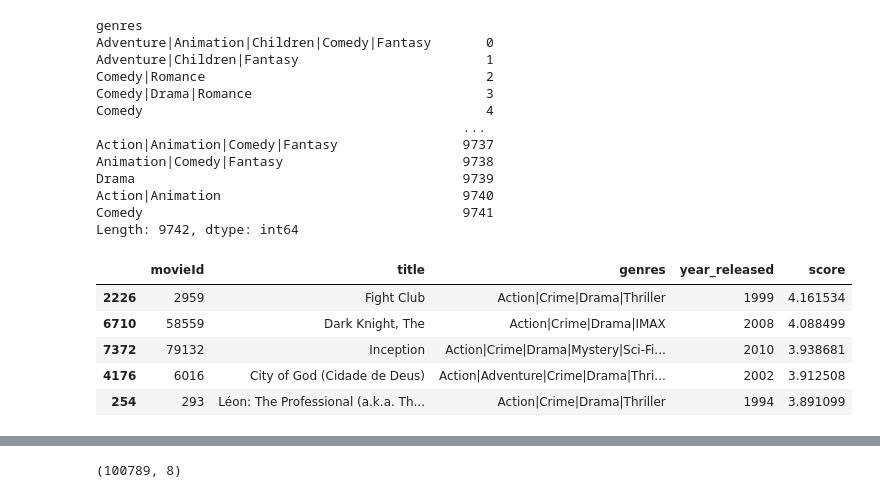
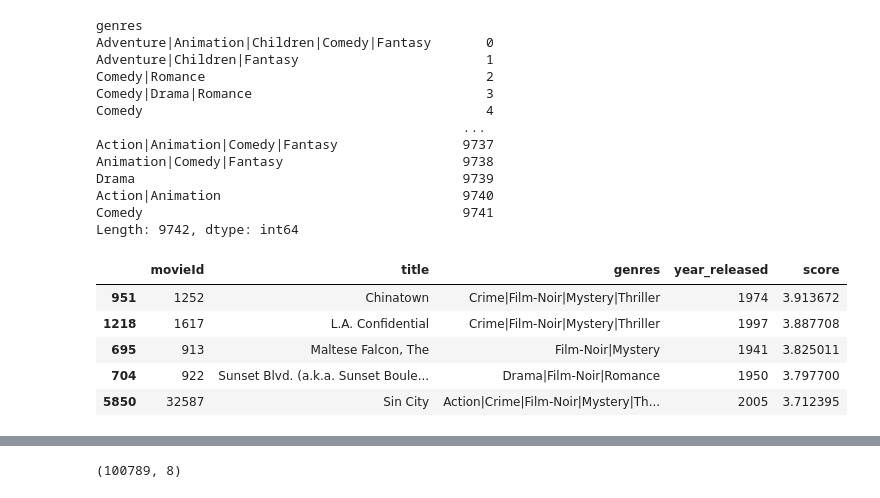
Before and after one commit to Toebzy/Recommendation-System, a Jupyter notebook: Exam/Exam.ipynb, the cells around one changed output, grey strips where cells are left out. Saved outputs shown, nothing was run; the diff lists cells and outputs as text; code cells hidden in the pictures.

```diff
--- a/Exam/Exam.ipynb
+++ b/Exam/Exam.ipynb
@@ -398,3 +381,5 @@ mvrt.head()
 | 2 | 7 | 1 | 4.5 | Toy Story | Adventure|Animation|Children|Come... | 1995 | 1990 | 215 |
 | 3 | 15 | 1 | 2.5 | Toy Story | Adventure|Animation|Children|Come... | 1995 | 1990 | 215 |
 | 4 | 17 | 1 | 4.5 | Toy Story | Adventure|Animation|Children|Come... | 1995 | 1990 | 215 |
+# %%
+movies['year_released'] = pd.to_numeric(movies['year_released'], errors='coerce').astype('Int64')
@@ -665,8 +698,8 @@ def get_recommendations(genre, cosine_sim=cosine_sim):
         # Sort the movies based on the similarity scores
         sim_scores = sorted(sim_scores, key=lambda x: x[1], reverse=True)
 
-        # Get the scores of the 1000 most similar movies
-        sim_scores = sim_scores[1:1000]
+        # Get the scores of the 10 most similar movies
+        sim_scores = sim_scores[1:10]
 
         # Get the movie indices
         movie_indices = [i[0] for i in sim_scores]
@@ -679,14 +712,14 @@ def get_recommendations(genre, cosine_sim=cosine_sim):
         sorted_movies = filtered_movies.sort_values(by='score', ascending=False)
         return sorted_movies.drop_duplicates(subset='title').head(5)
 # %%
-get_recommendations('Crime|Action')
+get_recommendations('Film-Noir')
 # %% [output]
 |  | movieId | title | genres | year_released | score |
-| 2226 | 2959 | Fight Club | Action|Crime|Drama|Thriller | 1999 | 4.161534 |
-| 6710 | 58559 | Dark Knight, The | Action|Crime|Drama|IMAX | 2008 | 4.088499 |
-| 7372 | 79132 | Inception | Action|Crime|Drama|Mystery|Sci-Fi... | 2010 | 3.938681 |
-| 4176 | 6016 | City of God (Cidade de Deus) | Action|Adventure|Crime|Drama|Thri... | 2002 | 3.912508 |
-| 254 | 293 | Léon: The Professional (a.k.a. Th... | Action|Crime|Drama|Thriller | 1994 | 3.891099 |
+| 951 | 1252 | Chinatown | Crime|Film-Noir|Mystery|Thriller | 1974 | 3.913672 |
+| 1218 | 1617 | L.A. Confidential | Crime|Film-Noir|Mystery|Thriller | 1997 | 3.887708 |
+| 695 | 913 | Maltese Falcon, The | Film-Noir|Mystery | 1941 | 3.825011 |
+| 704 | 922 | Sunset Blvd. (a.k.a. Sunset Boule... | Drama|Film-Noir|Romance | 1950 | 3.797700 |
+| 5850 | 32587 | Sin City | Action|Crime|Film-Noir|Mystery|Th... | 2005 | 3.712395 |
 # %%
 from sklearn.metrics.pairwise import cosine_similarity
 from sklearn.model_selection import train_test_split
```
Also changed, not shown: parts of 15 cells of this notebook.
